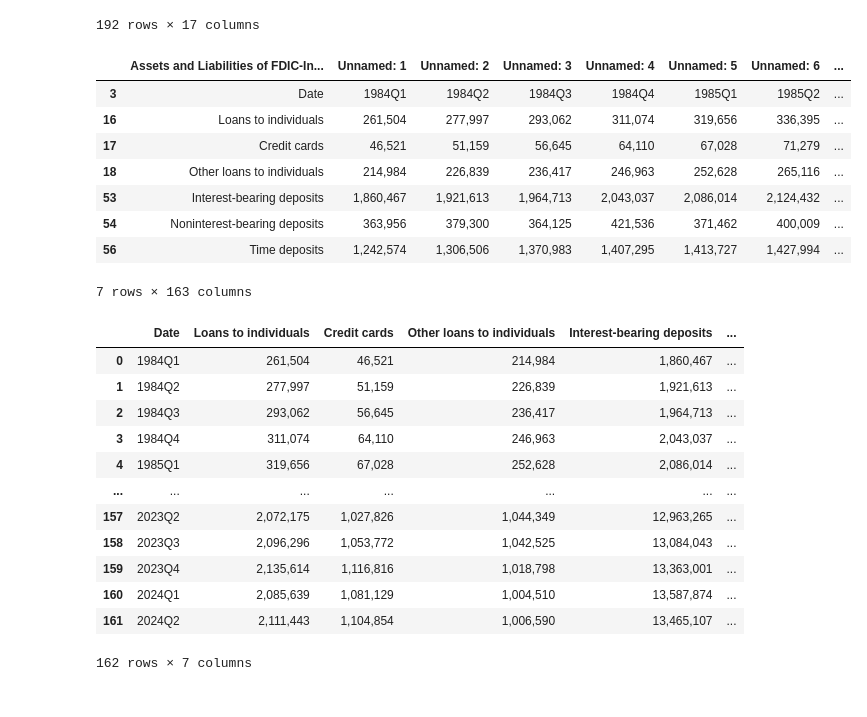
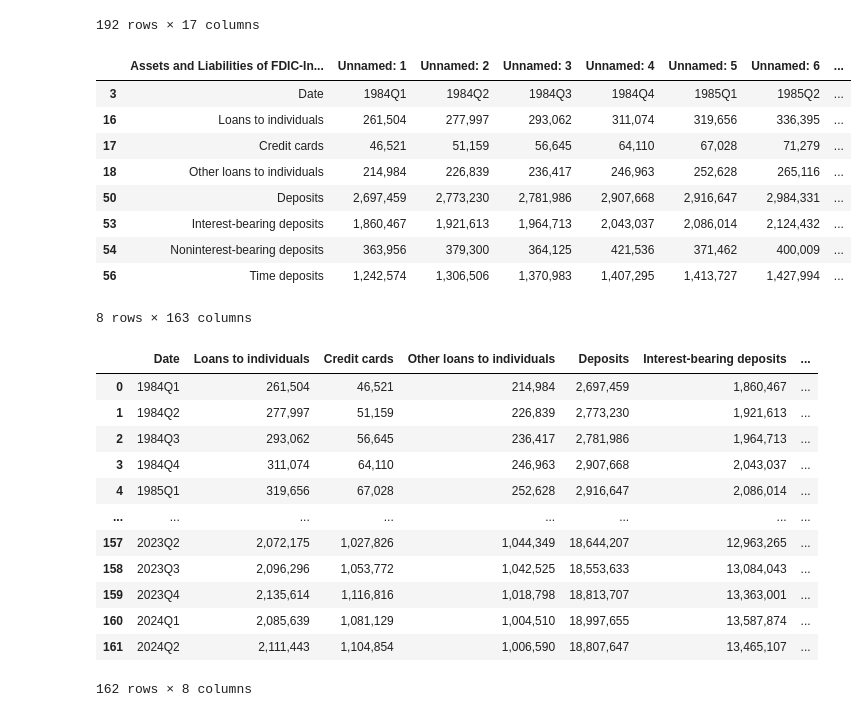
Before and after one commit to chinglung880218/Forecasting-Deposit-via-SARIMAX, a Jupyter notebook: data_processing.ipynb, the cells around one changed output. Drawn from its saved outputs; the diff is of its cells as text; code cells hidden in the pictures.

```diff
--- a/data_processing.ipynb
+++ b/data_processing.ipynb
@@ -75,18 +75,19 @@ dp
 | 191 | 2023Q4 | 1.5 | 3.6 | 2.2 | 4.4 | ... |
 192 rows × 17 columns
 # %%
-subset = dr[dr['Assets and Liabilities of FDIC-Insured Commercial Banks and Savings Institutions'].isin(['Date', 'Credit cards', 'Loans to individuals', 'Other loans to individuals', 'Interest-bearing deposits', 'Noninterest-bearing deposits', 'Time deposits'])]
+subset = dr[dr['Assets and Liabilities of FDIC-Insured Commercial Banks and Savings Institutions'].isin(['Date', 'Credit cards', 'Loans to individuals', 'Other loans to individuals', 'Interest-bearing deposits', 'Noninterest-bearing deposits', 'Time deposits', 'Deposits'])]
 subset
 # %% [output]
 |  | Assets and Liabilities of FDIC-In... | Unnamed: 1 | Unnamed: 2 | Unnamed: 3 | Unnamed: 4 | Unnamed: 5 | Unnamed: 6 | ... |
 | 3 | Date | 1984Q1 | 1984Q2 | 1984Q3 | 1984Q4 | 1985Q1 | 1985Q2 | ... |
 | 16 | Loans to individuals | 261,504 | 277,997 | 293,062 | 311,074 | 319,656 | 336,395 | ... |
 | 17 | Credit cards | 46,521 | 51,159 | 56,645 | 64,110 | 67,028 | 71,279 | ... |
 | 18 | Other loans to individuals | 214,984 | 226,839 | 236,417 | 246,963 | 252,628 | 265,116 | ... |
+| 50 | Deposits | 2,697,459 | 2,773,230 | 2,781,986 | 2,907,668 | 2,916,647 | 2,984,331 | ... |
 | 53 | Interest-bearing deposits | 1,860,467 | 1,921,613 | 1,964,713 | 2,043,037 | 2,086,014 | 2,124,432 | ... |
 | 54 | Noninterest-bearing deposits | 363,956 | 379,300 | 364,125 | 421,536 | 371,462 | 400,009 | ... |
 | 56 | Time deposits | 1,242,574 | 1,306,506 | 1,370,983 | 1,407,295 | 1,413,727 | 1,427,994 | ... |
-7 rows × 163 columns
+8 rows × 163 columns
 # %%
 # Flip the DataFrame
 flipped_df = subset.set_index('Assets and Liabilities of FDIC-Insured Commercial Banks and Savings Institutions').T.reset_index(drop=True)
@@ -95,19 +96,19 @@ flipped_df = subset.set_index('Assets and Liabilities of FDIC-Insured Commercial
 flipped_df.columns.name = None
 flipped_df
 # %% [output]
-|  | Date | Loans to individuals | Credit cards | Other loans to individuals | Interest-bearing deposits | ... |
-| 0 | 1984Q1 | 261,504 | 46,521 | 214,984 | 1,860,467 | ... |
-| 1 | 1984Q2 | 277,997 | 51,159 | 226,839 | 1,921,613 | ... |
-| 2 | 1984Q3 | 293,062 | 56,645 | 236,417 | 1,964,713 | ... |
-| 3 | 1984Q4 | 311,074 | 64,110 | 246,963 | 2,043,037 | ... |
-| 4 | 1985Q1 | 319,656 | 67,028 | 252,628 | 2,086,014 | ... |
-| ... | ... | ... | ... | ... | ... | ... |
-| 157 | 2023Q2 | 2,072,175 | 1,027,826 | 1,044,349 | 12,963,265 | ... |
-| 158 | 2023Q3 | 2,096,296 | 1,053,772 | 1,042,525 | 13,084,043 | ... |
-| 159 | 2023Q4 | 2,135,614 | 1,116,816 | 1,018,798 | 13,363,001 | ... |
-| 160 | 2024Q1 | 2,085,639 | 1,081,129 | 1,004,510 | 13,587,874 | ... |
-| 161 | 2024Q2 | 2,111,443 | 1,104,854 | 1,006,590 | 13,465,107 | ... |
+|  | Date | Loans to individuals | Credit cards | Other loans to individuals | Deposits | Interest-bearing deposits | ... |
+| 0 | 1984Q1 | 261,504 | 46,521 | 214,984 | 2,697,459 | 1,860,467 | ... |
+| 1 | 1984Q2 | 277,997 | 51,159 | 226,839 | 2,773,230 | 1,921,613 | ... |
+| 2 | 1984Q3 | 293,062 | 56,645 | 236,417 | 2,781,986 | 1,964,713 | ... |
+| 3 | 1984Q4 | 311,074 | 64,110 | 246,963 | 2,907,668 | 2,043,037 | ... |
+| 4 | 1985Q1 | 319,656 | 67,028 | 252,628 | 2,916,647 | 2,086,014 | ... |
+| ... | ... | ... | ... | ... | ... | ... | ... |
+| 157 | 2023Q2 | 2,072,175 | 1,027,826 | 1,044,349 | 18,644,207 | 12,963,265 | ... |
+| 158 | 2023Q3 | 2,096,296 | 1,053,772 | 1,042,525 | 18,553,633 | 13,084,043 | ... |
+| 159 | 2023Q4 | 2,135,614 | 1,116,816 | 1,018,798 | 18,813,707 | 13,363,001 | ... |
+| 160 | 2024Q1 | 2,085,639 | 1,081,129 | 1,004,510 | 18,997,655 | 13,587,874 | ... |
+| 161 | 2024Q2 | 2,111,443 | 1,104,854 | 1,006,590 | 18,807,647 | 13,465,107 | ... |
-162 rows × 7 columns
+162 rows × 8 columns
 # %%
 # Merge DataFrames with respect to the first DataFrame
 merge_data = pd.merge(dp, flipped_df, on='Date', how='right')  # Merge but keep all rows from df1
```
Also changed, not shown: parts of 4 cells of this notebook, 2 other files.
